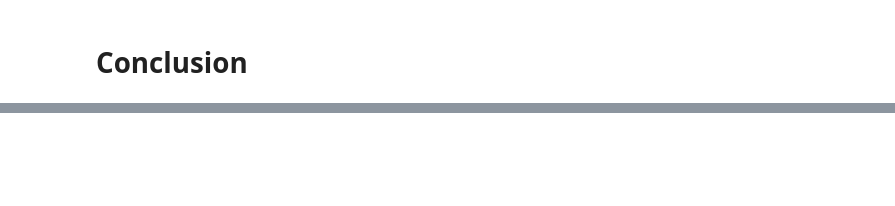
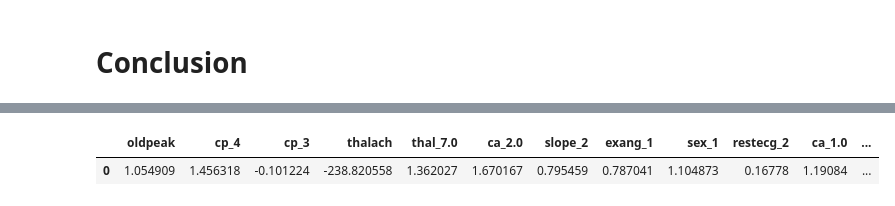
Before and after one commit to moscmh/heartdisease_by_logisticregression, a Jupyter notebook: heart.ipynb, the cells around one changed output, grey strips where cells are left out. Saved outputs shown, nothing was run; the diff lists cells and outputs as text; code cells hidden in the pictures; blank space fills up the shorter version.

```diff
--- a/heart.ipynb
+++ b/heart.ipynb
@@ -632,0 +650,8 @@ Specificity: 75.86 %
+# %%
+# Convert back to original scale and extract back the features from the model
+model_coefs_inversed = pd.DataFrame(mscaler.inverse_transform(model_coefs_for_inverse), columns=model_coefs_for_inverse.columns)
+model_coefs = model_coefs_inversed.loc[:,lm_l1.feature_names_in_]
+model_coefs
+# %% [output]
+|  | oldpeak | cp_4 | cp_3 | thalach | thal_7.0 | ca_2.0 | slope_2 | exang_1 | sex_1 | restecg_2 | ca_1.0 | ... |
+| 0 | 1.054909 | 1.456318 | -0.101224 | -238.820558 | 1.362027 | 1.670167 | 0.795459 | 0.787041 | 1.104873 | 0.16778 | 1.19084 | ... |
```
Also changed, not shown: parts of 12 cells of this notebook.
